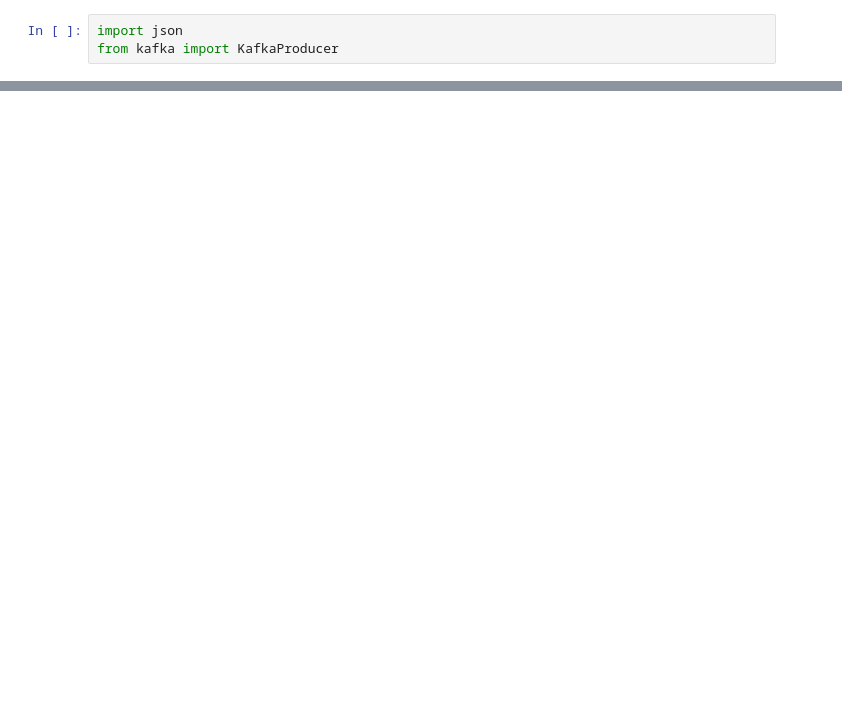
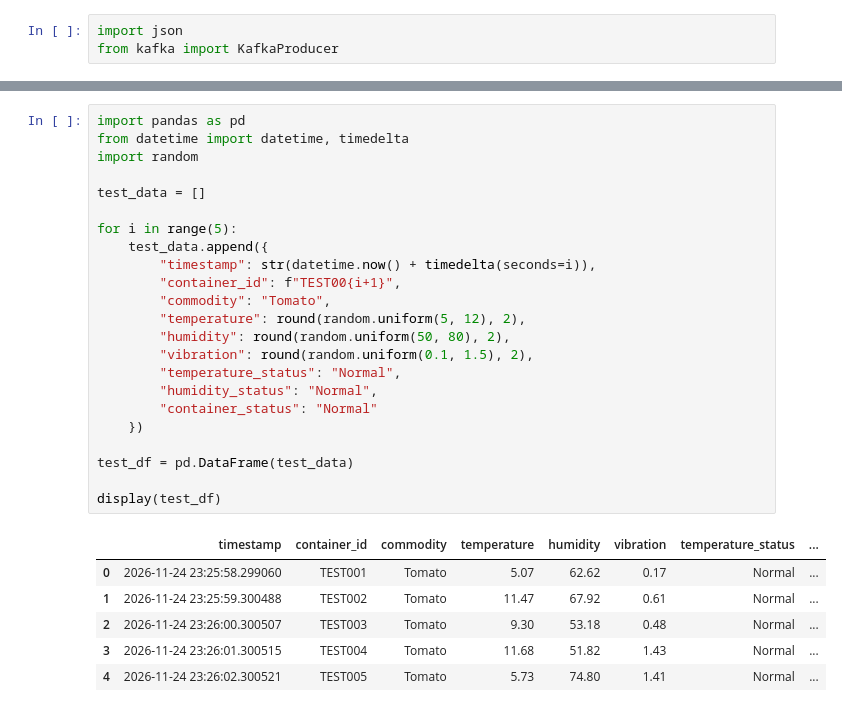
Before and after one commit to sreehari2806/AtmoSync-Micro-Climate-Analytics, a Jupyter notebook: AtmoSync_IoT_Simulator.ipynb.ipynb, the cells around one changed output, grey strips where cells are left out. Drawn from its saved outputs; the diff is of its cells as text; blank space fills up the shorter version.

```diff
--- a/AtmoSync_IoT_Simulator.ipynb.ipynb
+++ b/AtmoSync_IoT_Simulator.ipynb.ipynb
@@ -598,0 +1383,30 @@ print(os.getcwd())
+# %%
+import pandas as pd
+from datetime import datetime, timedelta
+import random
+
+test_data = []
+
+for i in range(5):
+    test_data.append({
+        "timestamp": str(datetime.now() + timedelta(seconds=i)),
+        "container_id": f"TEST00{i+1}",
+        "commodity": "Tomato",
+        "temperature": round(random.uniform(5, 12), 2),
+        "humidity": round(random.uniform(50, 80), 2),
+        "vibration": round(random.uniform(0.1, 1.5), 2),
+        "temperature_status": "Normal",
+        "humidity_status": "Normal",
+        "container_status": "Normal"
+    })
+
+test_df = pd.DataFrame(test_data)
+
+display(test_df)
+# %% [output]
+|  | timestamp | container_id | commodity | temperature | humidity | vibration | temperature_status | ... |
+| 0 | 2026-11-24 23:25:58.299060 | TEST001 | Tomato | 5.07 | 62.62 | 0.17 | Normal | ... |
+| 1 | 2026-11-24 23:25:59.300488 | TEST002 | Tomato | 11.47 | 67.92 | 0.61 | Normal | ... |
+| 2 | 2026-11-24 23:26:00.300507 | TEST003 | Tomato | 9.30 | 53.18 | 0.48 | Normal | ... |
+| 3 | 2026-11-24 23:26:01.300515 | TEST004 | Tomato | 11.68 | 51.82 | 1.43 | Normal | ... |
+| 4 | 2026-11-24 23:26:02.300521 | TEST005 | Tomato | 5.73 | 74.80 | 1.41 | Normal | ... |
```
Also changed, not shown: parts of 87 cells of this notebook.
